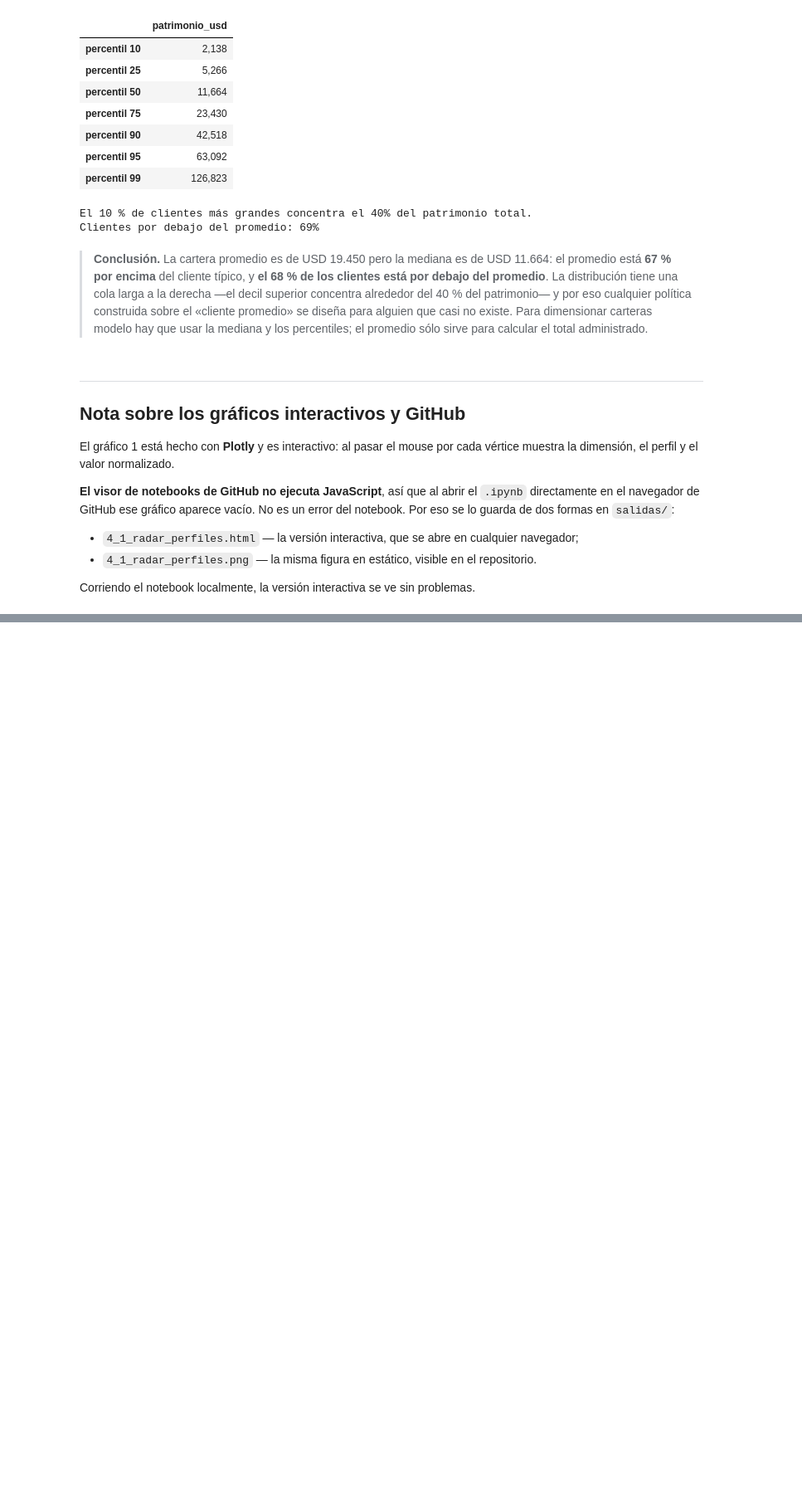
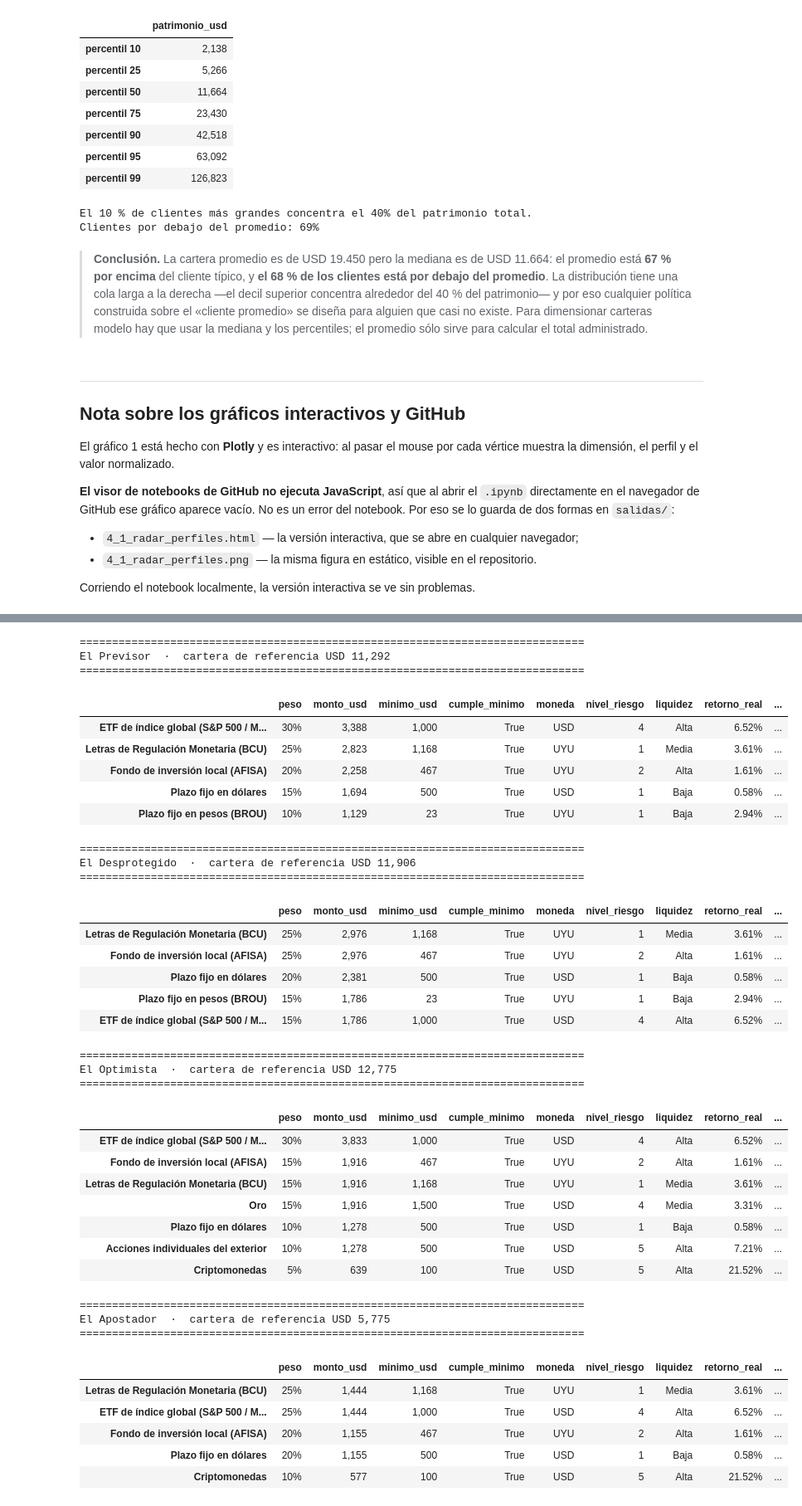
Before and after one commit to priscilagerlach9-lgtm/proyecto-final-gerlach, a Jupyter notebook: notebooks/proyecto_final_rambla.ipynb, the cells around one changed output, grey strips where cells are left out. Shown at 83% size. Saved outputs shown, nothing was run; the diff lists cells and outputs as text; code cells hidden in the pictures; blank space fills up the shorter version.

```diff
--- a/notebooks/proyecto_final_rambla.ipynb
+++ b/notebooks/proyecto_final_rambla.ipynb
@@ -4339,0 +4689,21 @@ Corriendo el notebook localmente, la versión interactiva se ve sin problemas.
+# %%
+"""El hueco: qué niveles de riesgo quedan accesibles con una cartera típica."""
+
+LIMITE_CONCENTRACION = 0.25     # ninguna posición debería exigir más de un cuarto de la cartera
+catalogo_modelo["accesible"] = catalogo_modelo["peso_minimo_exigido"] <= LIMITE_CONCENTRACION
+
+cobertura = (catalogo_modelo.groupby("nivel_riesgo")
+             .agg(instrumentos=("accesible", "size"),
+                  accesibles=("accesible", "sum"))
+             .assign(cuales=lambda d: [
+                 ", ".join(catalogo_modelo.loc[(catalogo_modelo["nivel_riesgo"] == n)
+                                               & catalogo_modelo["accesible"],
+                                               "nombre_instrumento"].str[:28])
+                 for n in d.index]))
+display(cobertura)
+
+riesgo_tres = catalogo_modelo[(catalogo_modelo["nivel_riesgo"] == 3)
+                              & catalogo_modelo["accesible"]]
+print("Único instrumento de riesgo 3 accesible con una cartera típica:")
+display(riesgo_tres[["nombre_instrumento", "minimo_usd", "retorno_real", "liquidez"]]
+        .style.format({"minimo_usd": "{:,.0f}", "retorno_real": "{:.2%}"}))
@@ -4339,0 +4946,58 @@ Corriendo el notebook localmente, la versión interactiva se ve sin problemas.
+# %%
+"""La asignación instrumento por instrumento de cada cartera base."""
+
+for nombre in ORDEN_PERFILES:
+    pesos = pd.Series(CARTERAS_BASE[nombre], name="peso")
+    detalle = datos_instrumento.loc[pesos.index, ["moneda", "nivel_riesgo", "liquidez",
+                                                  "minimo_usd", "retorno_real",
+                                                  "volatilidad_anual"]].join(pesos)
+    detalle["monto_usd"] = detalle["peso"] * medianas_perfil[nombre]
+    detalle["cumple_minimo"] = detalle["monto_usd"] >= detalle["minimo_usd"]
+    detalle = detalle.sort_values("peso", ascending=False)
+
+    print(f"\n{'=' * 78}\n{nombre}  ·  cartera de referencia USD "
+          f"{medianas_perfil[nombre]:,.0f}\n{'=' * 78}")
+    display(detalle[["peso", "monto_usd", "minimo_usd", "cumple_minimo", "moneda",
+                     "nivel_riesgo", "liquidez", "retorno_real", "volatilidad_anual"]]
+            .style.format({"peso": "{:.0%}", "monto_usd": "{:,.0f}",
+                           "minimo_usd": "{:,.0f}", "retorno_real": "{:.2%}",
+                           "volatilidad_anual": "{:.1%}"}))
+# %% [output]
+==============================================================================
+El Previsor  ·  cartera de referencia USD 11,292
+==============================================================================
+|  | peso | monto_usd | minimo_usd | cumple_minimo | moneda | nivel_riesgo | liquidez | retorno_real | ... |
+| ETF de índice global (S&P 500 / M... | 30% | 3,388 | 1,000 | True | USD | 4 | Alta | 6.52% | ... |
+| Letras de Regulación Monetaria (BCU) | 25% | 2,823 | 1,168 | True | UYU | 1 | Media | 3.61% | ... |
+| Fondo de inversión local (AFISA) | 20% | 2,258 | 467 | True | UYU | 2 | Alta | 1.61% | ... |
+| Plazo fijo en dólares | 15% | 1,694 | 500 | True | USD | 1 | Baja | 0.58% | ... |
+| Plazo fijo en pesos (BROU) | 10% | 1,129 | 23 | True | UYU | 1 | Baja | 2.94% | ... |
+==============================================================================
+El Desprotegido  ·  cartera de referencia USD 11,906
+==============================================================================
+|  | peso | monto_usd | minimo_usd | cumple_minimo | moneda | nivel_riesgo | liquidez | retorno_real | ... |
+| Letras de Regulación Monetaria (BCU) | 25% | 2,976 | 1,168 | True | UYU | 1 | Media | 3.61% | ... |
+| Fondo de inversión local (AFISA) | 25% | 2,976 | 467 | True | UYU | 2 | Alta | 1.61% | ... |
+| Plazo fijo en dólares | 20% | 2,381 | 500 | True | USD | 1 | Baja | 0.58% | ... |
+| Plazo fijo en pesos (BROU) | 15% | 1,786 | 23 | True | UYU | 1 | Baja | 2.94% | ... |
+| ETF de índice global (S&P 500 / M... | 15% | 1,786 | 1,000 | True | USD | 4 | Alta | 6.52% | ... |
+==============================================================================
+El Optimista  ·  cartera de referencia USD 12,775
+==============================================================================
+|  | peso | monto_usd | minimo_usd | cumple_minimo | moneda | nivel_riesgo | liquidez | retorno_real | ... |
+| ETF de índice global (S&P 500 / M... | 30% | 3,833 | 1,000 | True | USD | 4 | Alta | 6.52% | ... |
+| Fondo de inversión local (AFISA) | 15% | 1,916 | 467 | True | UYU | 2 | Alta | 1.61% | ... |
+| Letras de Regulación Monetaria (BCU) | 15% | 1,916 | 1,168 | True | UYU | 1 | Media | 3.61% | ... |
+| Oro | 15% | 1,916 | 1,500 | True | USD | 4 | Media | 3.31% | ... |
+| Plazo fijo en dólares | 10% | 1,278 | 500 | True | USD | 1 | Baja | 0.58% | ... |
+| Acciones individuales del exterior | 10% | 1,278 | 500 | True | USD | 5 | Alta | 7.21% | ... |
+| Criptomonedas | 5% | 639 | 100 | True | USD | 5 | Alta | 21.52% | ... |
+==============================================================================
+El Apostador  ·  cartera de referencia USD 5,775
+==============================================================================
+|  | peso | monto_usd | minimo_usd | cumple_minimo | moneda | nivel_riesgo | liquidez | retorno_real | ... |
+| Letras de Regulación Monetaria (BCU) | 25% | 1,444 | 1,168 | True | UYU | 1 | Media | 3.61% | ... |
+| ETF de índice global (S&P 500 / M... | 25% | 1,444 | 1,000 | True | USD | 4 | Alta | 6.52% | ... |
+| Fondo de inversión local (AFISA) | 20% | 1,155 | 467 | True | UYU | 2 | Alta | 1.61% | ... |
+| Plazo fijo en dólares | 20% | 1,155 | 500 | True | USD | 1 | Baja | 0.58% | ... |
+| Criptomonedas | 10% | 577 | 100 | True | USD | 5 | Alta | 21.52% | ... |
```
Also changed, not shown: parts of 31 cells of this notebook, 5 other files.
